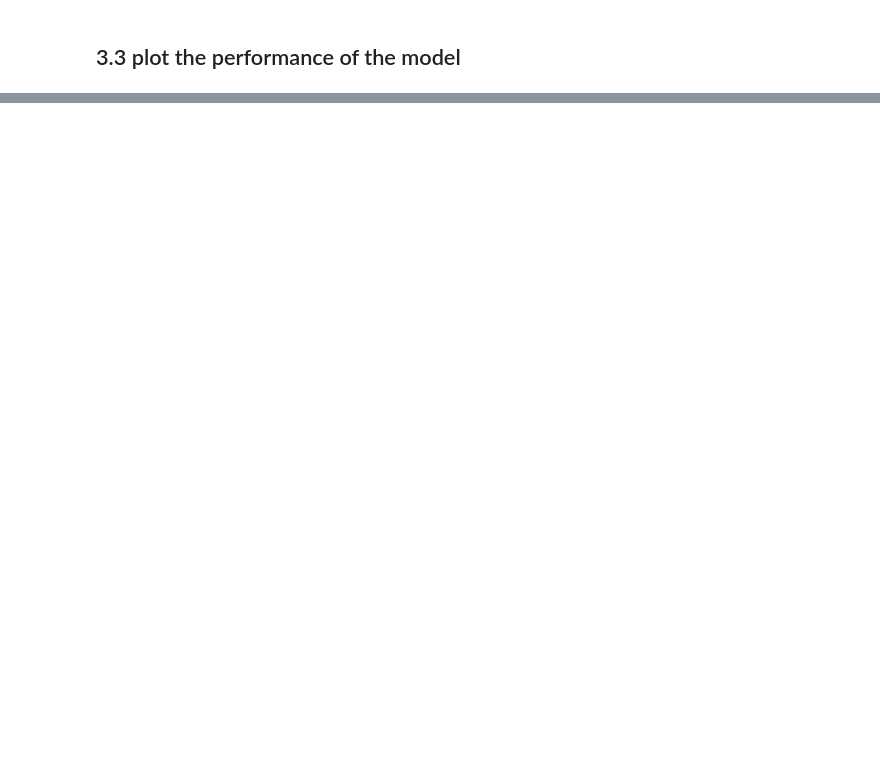
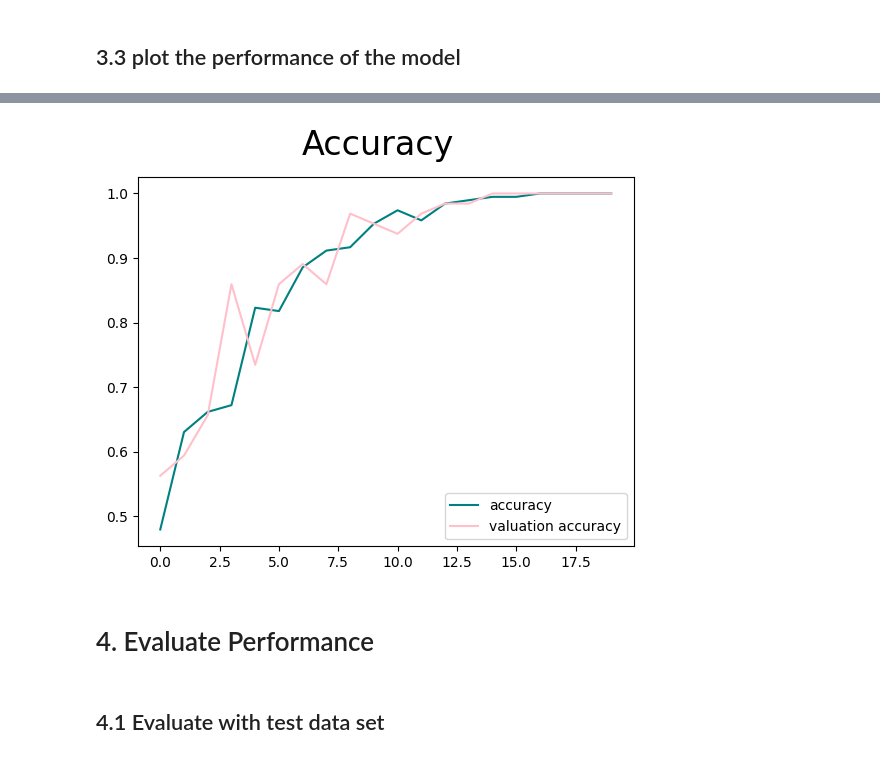
Before and after one commit to Jeffrey-joe-mathews/Janus-ImageRecognition, a Jupyter notebook: main.ipynb, the cells around one changed output, grey strips where cells are left out. Cells and saved outputs as stored; diff of their text form; code cells hidden in the pictures; blank space fills up the shorter version.

```diff
--- a/main.ipynb
+++ b/main.ipynb
@@ -261,7 +262,13 @@ plt.show()
 # %%
 fig = plt.figure()
 plt.plot(hist.history['accuracy'], color='teal', label='accuracy')
 plt.plot(hist.history['val_accuracy'], color='pink', label='valuation accuracy')
-fig.suptitle('Acc', fontsize=24)
-plt.legend(loc='upper right')
+fig.suptitle('Accuracy', fontsize=24)
+plt.legend(loc='lower right')
 plt.show()
+# %% [output]
+[figure, added]
+# %% [markdown]
+# 4. Evaluate Performance
+# %% [markdown]
+## 4.1 Evaluate with test data set
```
Also changed, not shown: parts of 19 cells of this notebook, 2 other files.
